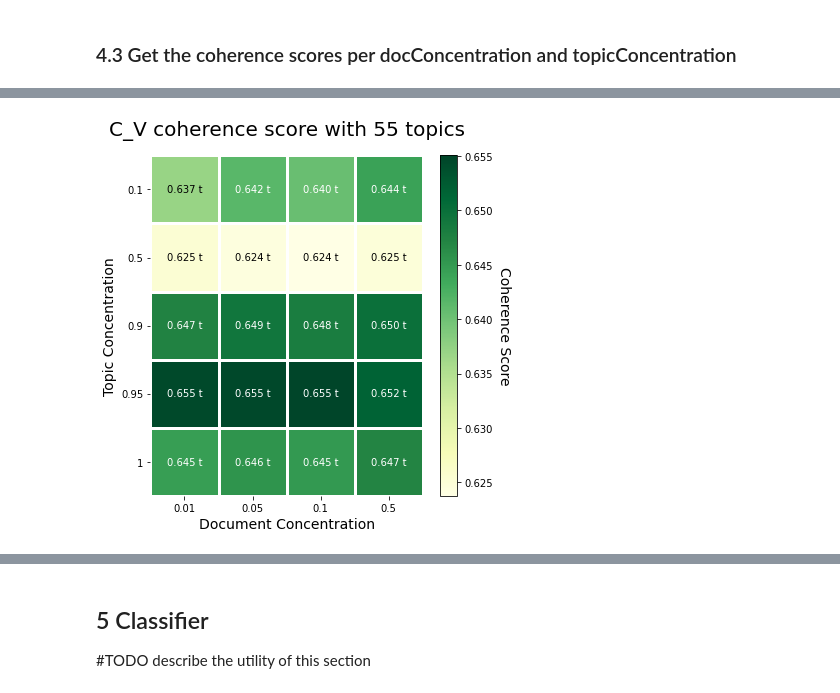
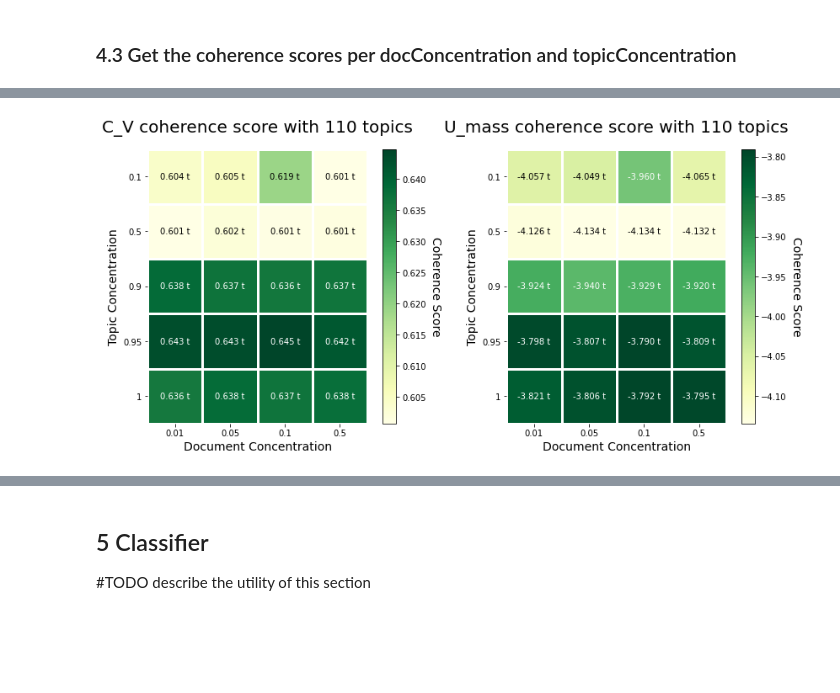
Before and after one commit to manoelhortaribeiro/youtube_projects, a Jupyter notebook: notebooks/0 - Full Pipeline.ipynb, the cells around one changed output, grey strips where cells are left out. Drawn from its saved outputs; the diff is of its cells as text; code cells hidden in the pictures; blank space fills up the shorter version.

```diff
--- a/notebooks/0 - Full Pipeline.ipynb
+++ b/notebooks/0 - Full Pipeline.ipynb
@@ -1006,18 +996,5 @@ coherence_plot_tune(c_v_scores_55, u_mass_scores_55, alphas, betas)
 # %%
 c_v_scores_110, u_mass_scores_110 = get_coherence_scores_tune(110, alphas, betas, texts, corpus)
-coherence_plot_tune(c_v_scores_110, u_mass_scores_110, alphas, betas)
+coherence_plot_tune(110, dict2array(c_v_scores_110), dict2array(u_mass_scores_110), alphas, betas)
+# %% [output]
+[figure, added]
-# %%
-fig, ax = plt.subplots(figsize=(6, 6))
-
-ax.set_title('C_V coherence score with 55 topics', fontsize=20, pad=20)
-ax.set_xlabel('Document Concentration', fontsize=14)
-ax.set_ylabel('Topic Concentration', fontsize=14)
-
-im, cbar = heatmap(dict2array(c_v_scores), alphas, betas, ax=ax,
-                   cmap="YlGn", cbarlabel="Coherence Score")
-texts = annotate_heatmap(im, valfmt="{x:.3f} t")
-
-fig.tight_layout()
-plt.show()
-# %% [output]
-[figure, removed]
```
Also changed, not shown: parts of 12 cells of this notebook, 23 other files.
